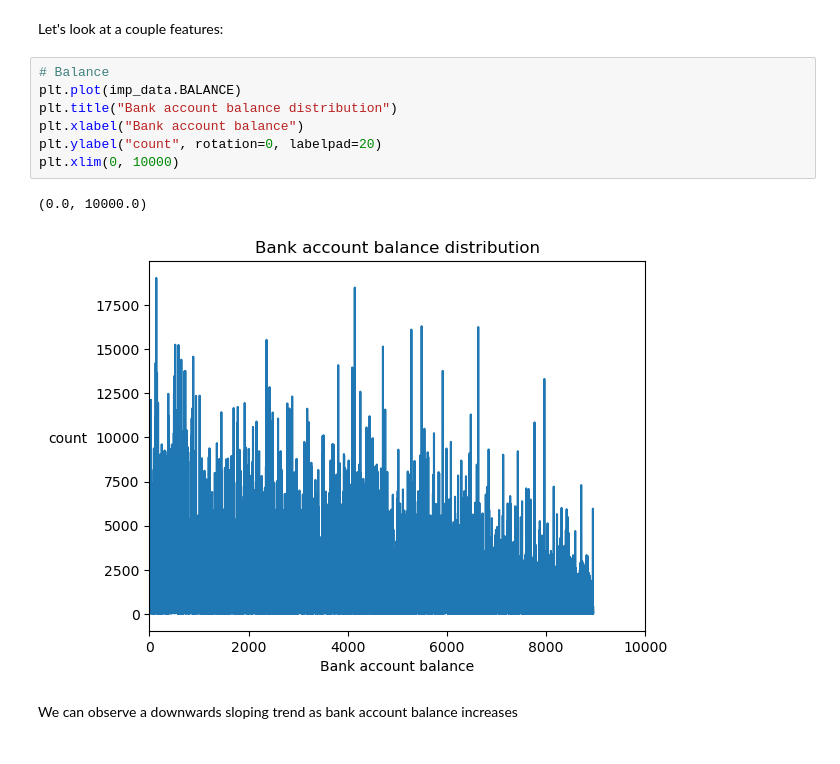
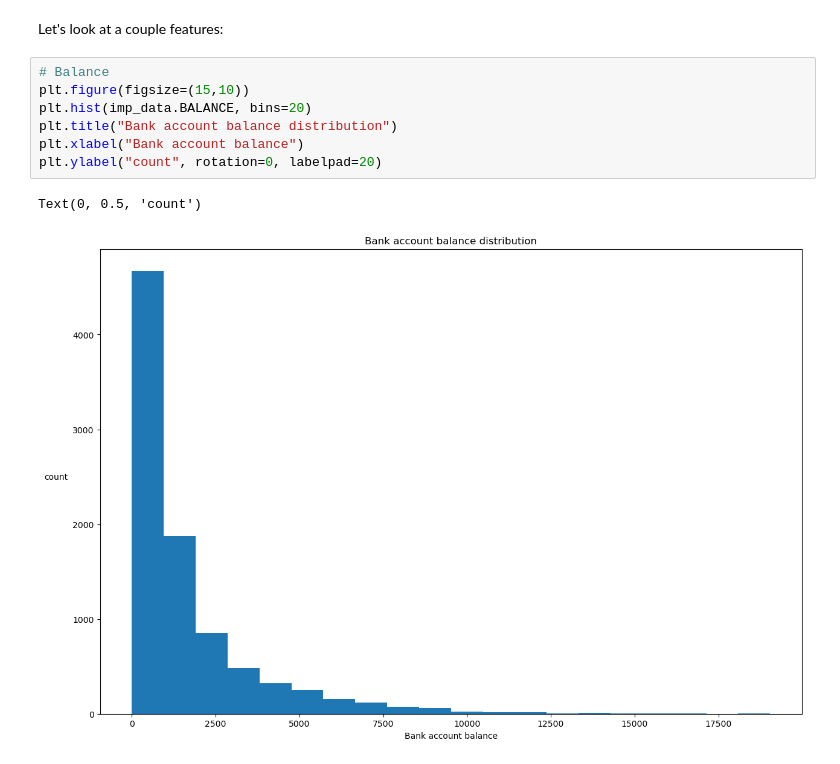
Before and after one commit to akil-h/CC_Clustering, a Jupyter notebook: script.ipynb, the cells around one changed output. Cells and saved outputs as stored; diff of their text form.

```diff
--- a/script.ipynb
+++ b/script.ipynb
@@ -106,14 +106,12 @@ imp_data.describe().T
 Let's look at a couple features:
 # %%
 # Balance
-plt.plot(imp_data.BALANCE)
+plt.figure(figsize=(15,10))
+plt.hist(imp_data.BALANCE, bins=20)
 plt.title("Bank account balance distribution")
 plt.xlabel("Bank account balance")
 plt.ylabel("count", rotation=0, labelpad=20)
-plt.xlim(0, 10000)
 # %% [output]
-(0.0, 10000.0)
+Text(0, 0.5, 'count')
-[figure, old version]
+[figure, new version]
-# %% [markdown]
-We can observe a downwards sloping trend as bank account balance increases
 # %%
```
Also changed, not shown: parts of 21 cells of this notebook, 1 other file.
